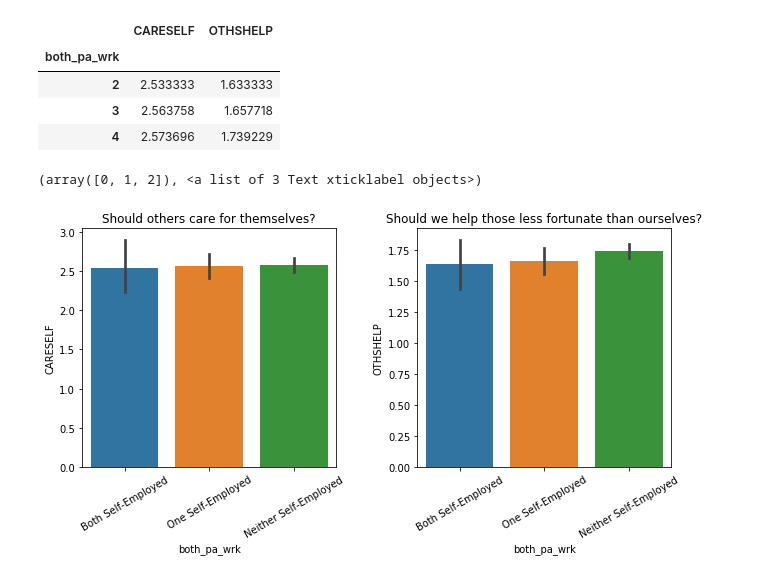
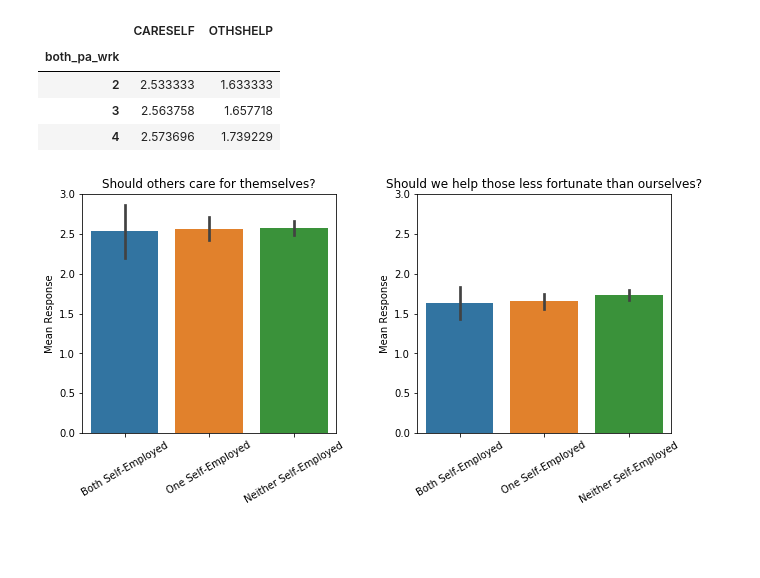
Before and after one commit to eistre91/thinkful-projects, a Jupyter notebook: What-Do-You-See.ipynb, the cells around one changed output. Saved outputs shown, nothing was run; the diff lists cells and outputs as text; code cells hidden in the pictures; blank space fills up the shorter version.

```diff
--- a/What-Do-You-See.ipynb
+++ b/What-Do-You-See.ipynb
@@ -6,7 +6,7 @@ import seaborn as sns
 
 %matplotlib inline
 # %%
-df = pd.read_table("D:/Thinkful/ICPSR_35478/DS0001/35478-0001-Data.tsv")
+df = pd.read_table("ICPSR_35478/DS0001/35478-0001-Data.tsv")
 df.head()
 # %% [output]
 |  | YEAR | ID | INTID | FEEUSED | FEELEVEL | DATEINTV | LNGTHINV | INTAGE | INTETHN | MODE | ... | ... |
@@ -86,7 +56,8 @@ plt.plot(s_rows_givchrty['AGE'], fit[0] * s_rows_givchrty['AGE'] + fit[1],color=
 actions_cols = ['GIVBLOOD','GIVHMLSS', 'RETCHNGE', 'CUTAHEAD', 'VOLCHRTY', 'GIVCHRTY', 'GIVSEAT',
     'HELPAWAY', 'CARRIED', 'DIRECTNS', 'LOANITEM']
 
-df_int = df_int.assign(present=df_int[actions_cols].apply(lambda x: (x >= 1) & (x <= 6)).apply(lambda x: x.all(), axis=1))
+# TODO Shorten by an apply.
+df_int['present'] = df_int[actions_cols].apply(lambda x: (x >= 1) & (x <= 6)).apply(lambda x: x.all(), axis=1)
 # %%
 df_actions = df_int[df_int['present']]
 actions_cols = ['AGEBIN', 'GIVBLOOD','GIVHMLSS', 'RETCHNGE', 'CUTAHEAD', 'VOLCHRTY', 'GIVCHRTY', 'GIVSEAT',
@@ -149,19 +119,24 @@ df_values.groupby('both_pa_wrk').mean()[['CARESELF', 'OTHSHELP']]
 # %%
 fig, axs = plt.subplots(nrows=1, ncols=2, figsize=(10,5))
 fig.tight_layout(pad=5)
 
 labels = ["Both Self-Employed", "One Self-Employed", "Neither Self-Employed"]
 
 plt.subplot(1,2,1)
 bar_1 = sns.barplot(x="both_pa_wrk", y="CARESELF", data=df_values) \
    .set_title("Should others care for themselves?")
 bar_1.axes.set_xticklabels(labels)
 plt.xticks(rotation=30)
+plt.ylabel("Mean Response")
+plt.xlabel("")
+plt.ylim(0,3)
 plt.subplot(1,2,2)
 bar_2 = sns.barplot(x="both_pa_wrk", y="OTHSHELP", data=df_values) \
    .set_title("Should we help those less fortunate than ourselves?")
 bar_2.axes.set_xticklabels(labels)
 plt.xticks(rotation=30)
+plt.ylabel("Mean Response")
+plt.xlabel("")
+plt.ylim(0,3);
 # %% [output]
-(array([0, 1, 2]), <a list of 3 Text xticklabel objects>)
-[figure, old version]
+[figure, new version]
```
Also changed, not shown: parts of 13 cells of this notebook, 2 other files.
